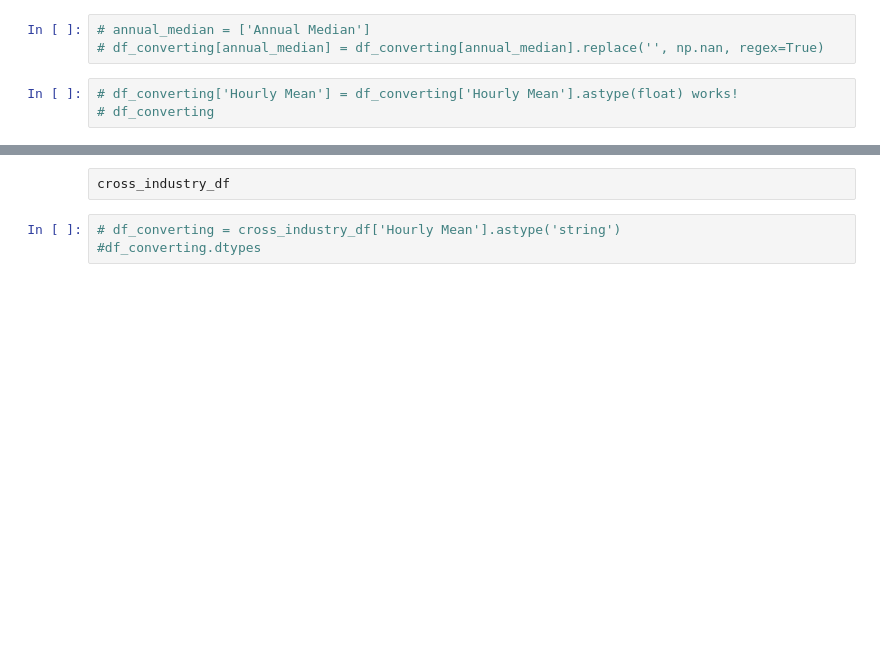
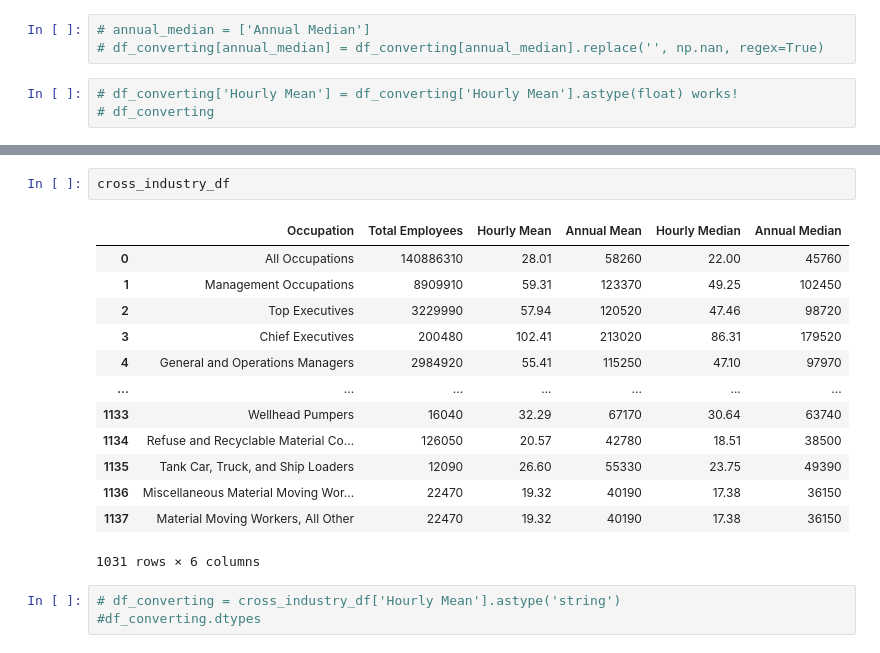
Before and after one commit to AJMnd/Data_Science_Salary, a Jupyter notebook: Notebooks/wages.ipynb, the cells around one changed output, grey strips where cells are left out. Saved outputs shown, nothing was run; the diff lists cells and outputs as text; blank space fills up the shorter version.

```diff
--- a/Notebooks/wages.ipynb
+++ b/Notebooks/wages.ipynb
@@ -134,5 +351,19 @@ cross_industry_df.astype({
-# %% [raw]
-cross_industry_df
+# %%
+cross_industry_df
+# %% [output]
+|  | Occupation | Total Employees | Hourly Mean | Annual Mean | Hourly Median | Annual Median |
+| 0 | All Occupations | 140886310 | 28.01 | 58260 | 22.00 | 45760 |
+| 1 | Management Occupations | 8909910 | 59.31 | 123370 | 49.25 | 102450 |
+| 2 | Top Executives | 3229990 | 57.94 | 120520 | 47.46 | 98720 |
+| 3 | Chief Executives | 200480 | 102.41 | 213020 | 86.31 | 179520 |
+| 4 | General and Operations Managers | 2984920 | 55.41 | 115250 | 47.10 | 97970 |
+| ... | ... | ... | ... | ... | ... | ... |
+| 1133 | Wellhead Pumpers | 16040 | 32.29 | 67170 | 30.64 | 63740 |
+| 1134 | Refuse and Recyclable Material Co... | 126050 | 20.57 | 42780 | 18.51 | 38500 |
+| 1135 | Tank Car, Truck, and Ship Loaders | 12090 | 26.60 | 55330 | 23.75 | 49390 |
+| 1136 | Miscellaneous Material Moving Wor... | 22470 | 19.32 | 40190 | 17.38 | 36150 |
+| 1137 | Material Moving Workers, All Other | 22470 | 19.32 | 40190 | 17.38 | 36150 |
+1031 rows × 6 columns
 # %%
 # df_converting = cross_industry_df['Hourly Mean'].astype('string')
 #df_converting.dtypes
```
Also changed, not shown: parts of 23 cells of this notebook, 1 other file.
